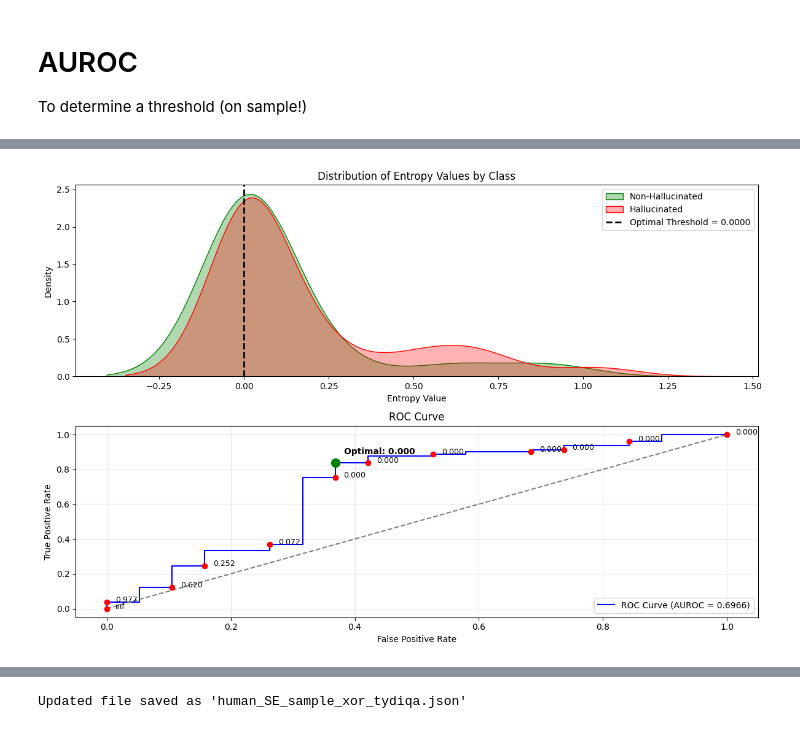
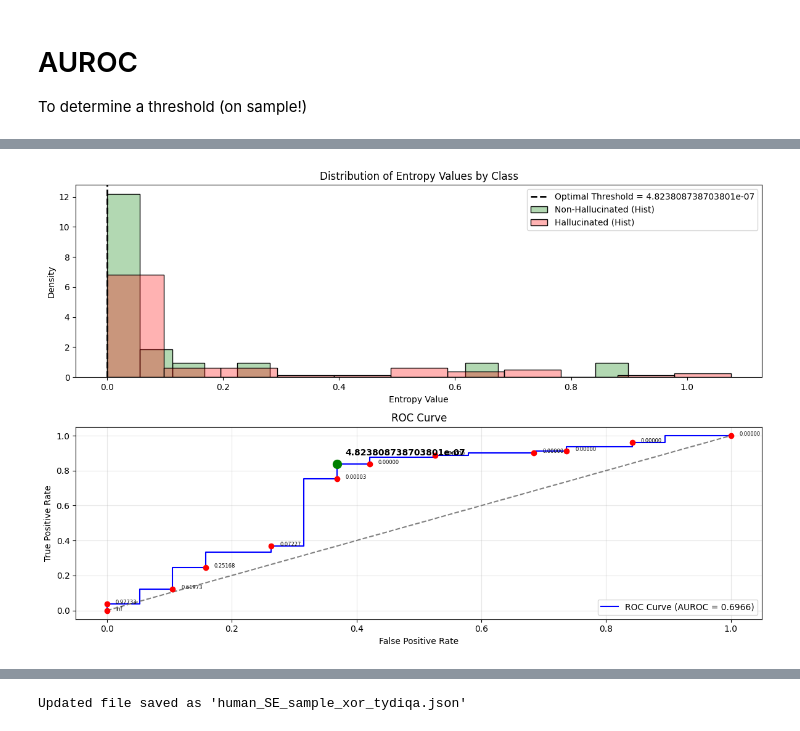
Before and after one commit to Reemaalt/Detection-of-Hallucination-in-Arabic, a Jupyter notebook: our framework code/SE_Threshold.ipynb, the cells around one changed output, grey strips where cells are left out. Drawn from its saved outputs; the diff is of its cells as text; code cells hidden in the pictures.

```diff
--- a/our framework code/SE_Threshold.ipynb
+++ b/our framework code/SE_Threshold.ipynb
@@ -54,7 +52,9 @@ import numpy as np
 import matplotlib.pyplot as plt
 import seaborn as sns
 from sklearn.metrics import roc_auc_score, roc_curve
+import math
 
+# Load the data
 with open("human_sample_xor_tydiqa.json", "r", encoding="utf-8") as file:
     data = json.load(file)
 
@@ -65,8 +65,7 @@ question_ids = []
 for question_id, question_data in data.items():
     # Convert labels to num (1 hallucinated, 0 non-hallucinated)
     true_label = 1 if question_data.get("question_label") == "Hallucinated" else 0
-
-    # Store ground truth, entropy values, and question IDs
+    # Save ground truth, entropy values, and question IDs
     true_labels.append(true_label)
     semantic_entropy_values.append(question_data.get("semantic_entropy"))
     question_ids.append(question_id)
@@ -85,35 +84,41 @@ print(f"  Non-hallucinated: {non_hallucinated_count} ({non_hallucinated_count/le
 # Check relationship between entropy and hallucination
 avg_entropy_hallucinated = np.mean(semantic_entropy_values[true_labels == 1])
 avg_entropy_non_hallucinated = np.mean(semantic_entropy_values[true_labels == 0])
-print(f"\nAverage entropy for hallucinated samples: {avg_entropy_hallucinated:.6f}")
-print(f"Average entropy for non-hallucinated samples: {avg_entropy_non_hallucinated:.6f}")
+print(f"\nAverage entropy for hallucinated samples: {avg_entropy_hallucinated}")
+print(f"Average entropy for non-hallucinated samples: {avg_entropy_non_hallucinated}")
 
-# Compute AUROC score for original entropy values
-auroc_original = roc_auc_score(true_labels, semantic_entropy_values)
-print(f"\nAUROC Score (Original Entropy): {auroc_original:.4f}")
-
-entropy_for_analysis = semantic_entropy_values
-auroc_for_analysis = auroc_original
+# Compute AUROC score for entropy values
+auroc = roc_auc_score(true_labels, semantic_entropy_values)
+print(f"\nAUROC Score (entropy-sample): {auroc}")
 
 # Plot ROC Curve for the selected entropy values with labeled thresholds
-fpr, tpr, thresholds = roc_curve(true_labels, entropy_for_analysis)
+fpr, tpr, thresholds = roc_curve(true_labels, semantic_entropy_values)
 
 # Find the optimal threshold
 optimal_idx = np.argmax(tpr - fpr)
 optimal_threshold = thresholds[optimal_idx]
-print(f"\nOptimal threshold: {optimal_threshold:.6f}")
+print(f"\nOptimal threshold: {optimal_threshold}")
+print(f"TPR - FPR = {(tpr[optimal_idx] - fpr[optimal_idx]):.3f} TPR= {(tpr[optimal_idx]):.3f} FPR = {fpr[optimal_idx]:.3f}")  # Best Value: 1 (perfect classifier: TPR=1, FPR=0), 0 is random guessing
+# The difference at the threshold is 0.47, which means the model is better at
 
-# Calculate entropy value distributions by class
 plt.figure(figsize=(12, 8))
 
-# Plot distribution of entropy by class
+# Histogram of entropy by class
 plt.subplot(2, 1, 1)
-sns.kdeplot(entropy_for_analysis[true_labels == 0],
-            label="Non-Hallucinated", color="green", fill=True, alpha=0.3)
-sns.kdeplot(entropy_for_analysis[true_labels == 1],
-            label="Hallucinated", color="red", fill=True, alpha=0.3)
+
+# Non-Hallucinated
+sns.histplot(semantic_entropy_values[true_labels == 0],
+             label="Non-Hallucinated (Hist)", color="green",
+             kde=False, stat="density", alpha=0.3)
+# Hallucinated
+sns.histplot(semantic_entropy_values[true_labels == 1],
+             label="Hallucinated (Hist)", color="red",
+             kde=False, stat="density", alpha=0.3)
+
+# Threshold line
 plt.axvline(optimal_threshold, color='black', linestyle='dashed',
-            linewidth=2, label=f"Optimal Threshold = {optimal_threshold:.4f}")
+            linewidth=2, label=f"Optimal Threshold = {optimal_threshold}")
+
 plt.title("Distribution of Entropy Values by Class")
 plt.xlabel("Entropy Value")
 plt.ylabel("Density")
@@ -121,9 +126,8 @@ plt.legend()
 
 # Create ROC curve
 plt.subplot(2, 1, 2)
-plt.plot(fpr, tpr, color='blue', label=f"ROC Curve (AUROC = {auroc_for_analysis:.4f})")
-plt.plot([0, 1], [0, 1], linestyle="--", color="gray")  #random classifier line
-
+plt.plot(fpr, tpr, color='blue', label=f"ROC Curve (AUROC = {auroc:.4f})")
+plt.plot([0, 1], [0, 1], linestyle="--", color="gray")  # Random classifier line
 
 num_thresholds = len(thresholds)
 threshold_positions = np.linspace(0, num_thresholds-1, 12).astype(int)
@@ -131,16 +135,16 @@ threshold_positions = np.linspace(0, num_thresholds-1, 12).astype(int)
 # Plot threshold points and add labels
 for idx in threshold_positions:
     plt.plot(fpr[idx], tpr[idx], 'ro')
-    plt.annotate(f"{thresholds[idx]:.3f}",
+    plt.annotate(f"{thresholds[idx]:.5f}",
                 (fpr[idx], tpr[idx]),
                 textcoords="offset points",
                 xytext=(10, 0),
                 ha='left',
-                fontsize=9)
+                fontsize=6)
 
 # Highlight the optimal threshold
 plt.plot(fpr[optimal_idx], tpr[optimal_idx], 'go', markersize=10)
-plt.annotate(f"Optimal: {optimal_threshold:.3f}",
+plt.annotate(f"{optimal_threshold}",
             (fpr[optimal_idx], tpr[optimal_idx]),
             textcoords="offset points",
             xytext=(10, 10),
@@ -155,24 +159,8 @@ plt.legend(loc="lower right")
 plt.tight_layout()
 plt.savefig("entropy_threshold_analysis_without_normalization.png", dpi=300)
 
-# Print 10 example samples near the threshold for debugging
-print("\nExample samples near the optimal threshold:")
-threshold_distance = np.abs(entropy_for_analysis - optimal_threshold)
-closest_indices = np.argsort(threshold_distance)[:10]
-
-print("\nQuestion ID | True Label | Entropy | Prediction")
-print("-" * 60)
-for idx in closest_indices:
-    q_id = question_ids[idx]
-    true_label = "Hallucinated" if true_labels[idx] == 1 else "Non-Hallucinated"
-    entropy = semantic_entropy_values[idx]
-    entropy_for_analysis_value = entropy_for_analysis[idx]
-    prediction = "Hallucinated" if entropy_for_analysis_value >= optimal_threshold else "Non-Hallucinated"
-
-    print(f"{q_id[:10]}... | {true_label:15} | {entropy:.6f} | {prediction}")
-
 # Calculate metrics for the optimal threshold
-predictions = (entropy_for_analysis >= optimal_threshold).astype(int)
+predictions = (semantic_entropy_values >= optimal_threshold).astype(int)
 true_positive = np.sum((predictions == 1) & (true_labels == 1))
 true_negative = np.sum((predictions == 0) & (true_labels == 0))
 false_positive = np.sum((predictions == 1) & (true_labels == 0))
@@ -209,5 +197,5 @@ Example samples near the optimal threshold:
 
 Confusion Matrix:
 TN: 12, FP: 7
 FN: 13, TP: 68
-[figure, old version]
+[figure, new version]
```
Also changed, not shown: parts of 7 cells of this notebook.
